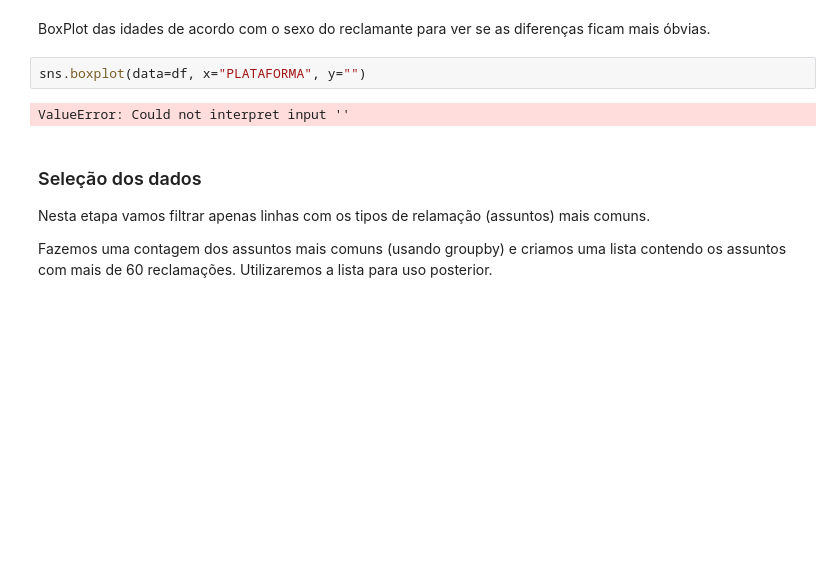
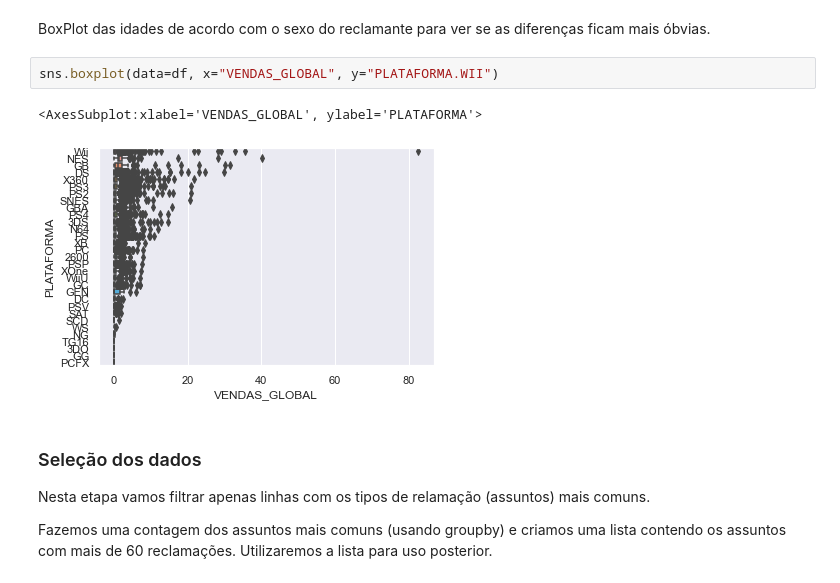
Before and after one commit to Felip-Oliv/Data_Cience, a Jupyter notebook: analise exploratoria/Análise Exploratória.ipynb, the cells around one changed output. Drawn from its saved outputs; the diff is of its cells as text; blank space fills up the shorter version.

```diff
--- a/analise exploratoria/Análise Exploratória.ipynb
+++ b/analise exploratoria/Análise Exploratória.ipynb
@@ -116,9 +116,10 @@ sns.histplot(data=df, x="NOTA_REDACAO", hue="ESCOLA", multiple="dodge", bins=25)
 # %% [markdown]
 BoxPlot das idades de acordo com o sexo do reclamante para ver se as diferenças ficam mais óbvias.
 # %%
-sns.boxplot(data=df, x="PLATAFORMA", y="")
+sns.boxplot(data=df, x="VENDAS_GLOBAL", y="PLATAFORMA.WII")
 # %% [output]
-ValueError: Could not interpret input ''
+<AxesSubplot:xlabel='VENDAS_GLOBAL', ylabel='PLATAFORMA'>
+[figure, added]
 # %% [markdown]
 ### Seleção dos dados
 
```
Also changed, not shown: parts of 1 cell of this notebook.
